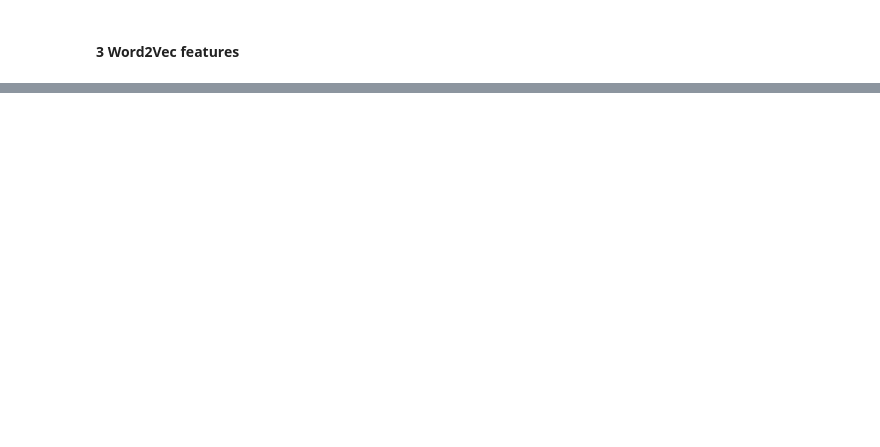
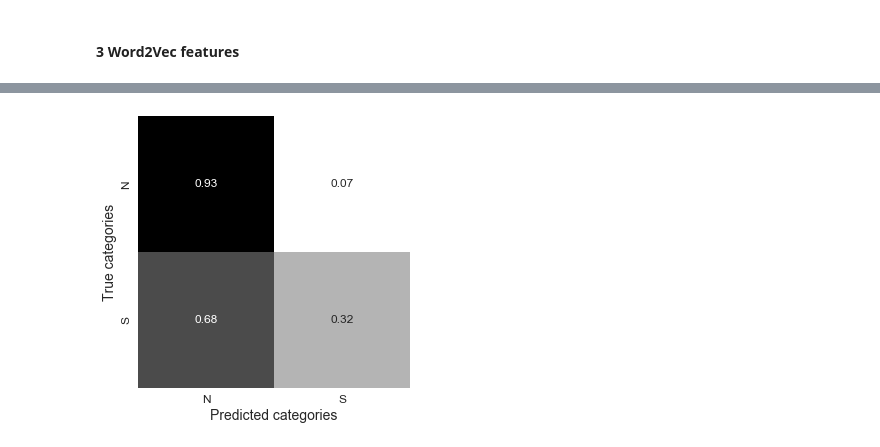
Before and after one commit to Mik3M4n/help_dicrah, a Jupyter notebook: machine_learning/word2vec_training_practice.ipynb, the cells around one changed output, grey strips where cells are left out. Drawn from its saved outputs; the diff is of its cells as text; code cells hidden in the pictures; blank space fills up the shorter version.

```diff
--- a/machine_learning/word2vec_training_practice.ipynb
+++ b/machine_learning/word2vec_training_practice.ipynb
@@ -127,0 +367,19 @@ mots proches de  macron
+# %%
+from sklearn.metrics import confusion_matrix
+
+confusion_matrix = confusion_matrix(y_test,y_preds)
+matrix_proportions = np.zeros((2,2))
+for i in range(0,2):
+    matrix_proportions[i,:] = confusion_matrix[i,:]/float(confusion_matrix[i,:].sum())
+names=['N','S']
+confusion_df = pd.DataFrame(matrix_proportions,
+                            index=names,columns=names)
+plt.figure(figsize=(5,5))
+sns.heatmap(confusion_df,annot=True,
+            annot_kws={"size": 12},cmap='gist_gray_r',
+            cbar=False, square=True,fmt='.2f');
+plt.ylabel(r'True categories',fontsize=14);
+plt.xlabel(r'Predicted categories',fontsize=14);
+plt.tick_params(labelsize=12);
+# %% [output]
+[figure, added]
```
Also changed, not shown: parts of 31 cells of this notebook.
